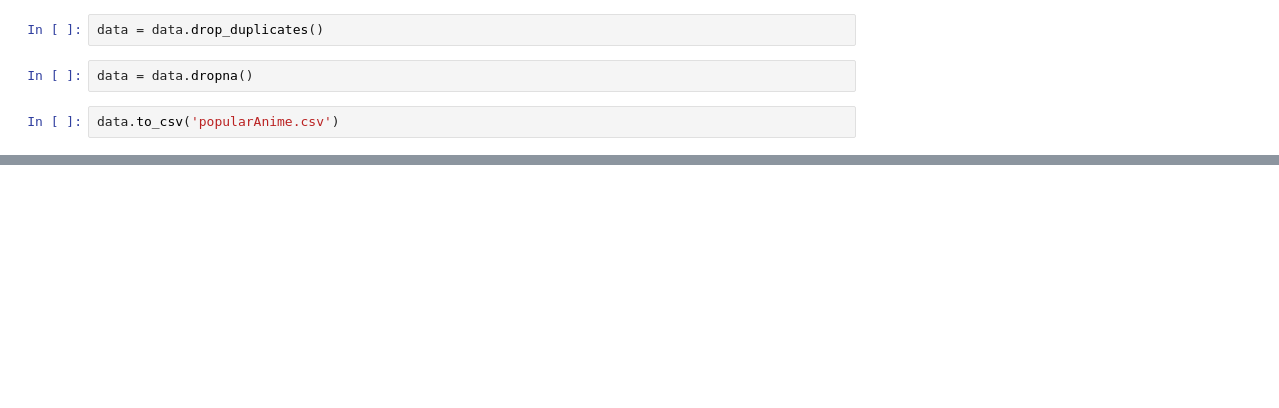
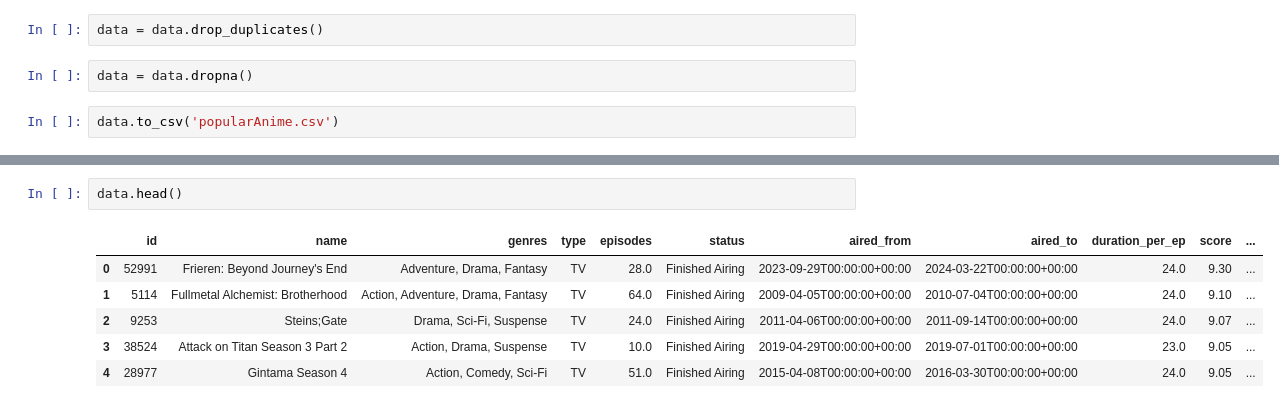
Before and after one commit to Mikayla-ds2/constellation-anime, a Jupyter notebook: data.ipynb, the cells around one changed output, grey strips where cells are left out. Saved outputs shown, nothing was run; the diff lists cells and outputs as text; blank space fills up the shorter version.

```diff
--- a/data.ipynb
+++ b/data.ipynb
@@ -95,0 +150,9 @@ data.to_csv('popularAnime.csv')
+# %%
+data.head()
+# %% [output]
+|  | id | name | genres | type | episodes | status | aired_from | aired_to | duration_per_ep | score | ... |
+| 0 | 52991 | Frieren: Beyond Journey's End | Adventure, Drama, Fantasy | TV | 28.0 | Finished Airing | 2023-09-29T00:00:00+00:00 | 2024-03-22T00:00:00+00:00 | 24.0 | 9.30 | ... |
+| 1 | 5114 | Fullmetal Alchemist: Brotherhood | Action, Adventure, Drama, Fantasy | TV | 64.0 | Finished Airing | 2009-04-05T00:00:00+00:00 | 2010-07-04T00:00:00+00:00 | 24.0 | 9.10 | ... |
+| 2 | 9253 | Steins;Gate | Drama, Sci-Fi, Suspense | TV | 24.0 | Finished Airing | 2011-04-06T00:00:00+00:00 | 2011-09-14T00:00:00+00:00 | 24.0 | 9.07 | ... |
+| 3 | 38524 | Attack on Titan Season 3 Part 2 | Action, Drama, Suspense | TV | 10.0 | Finished Airing | 2019-04-29T00:00:00+00:00 | 2019-07-01T00:00:00+00:00 | 23.0 | 9.05 | ... |
+| 4 | 28977 | Gintama Season 4 | Action, Comedy, Sci-Fi | TV | 51.0 | Finished Airing | 2015-04-08T00:00:00+00:00 | 2016-03-30T00:00:00+00:00 | 24.0 | 9.05 | ... |
```
Also changed, not shown: parts of 7 cells of this notebook, 1 other file.
